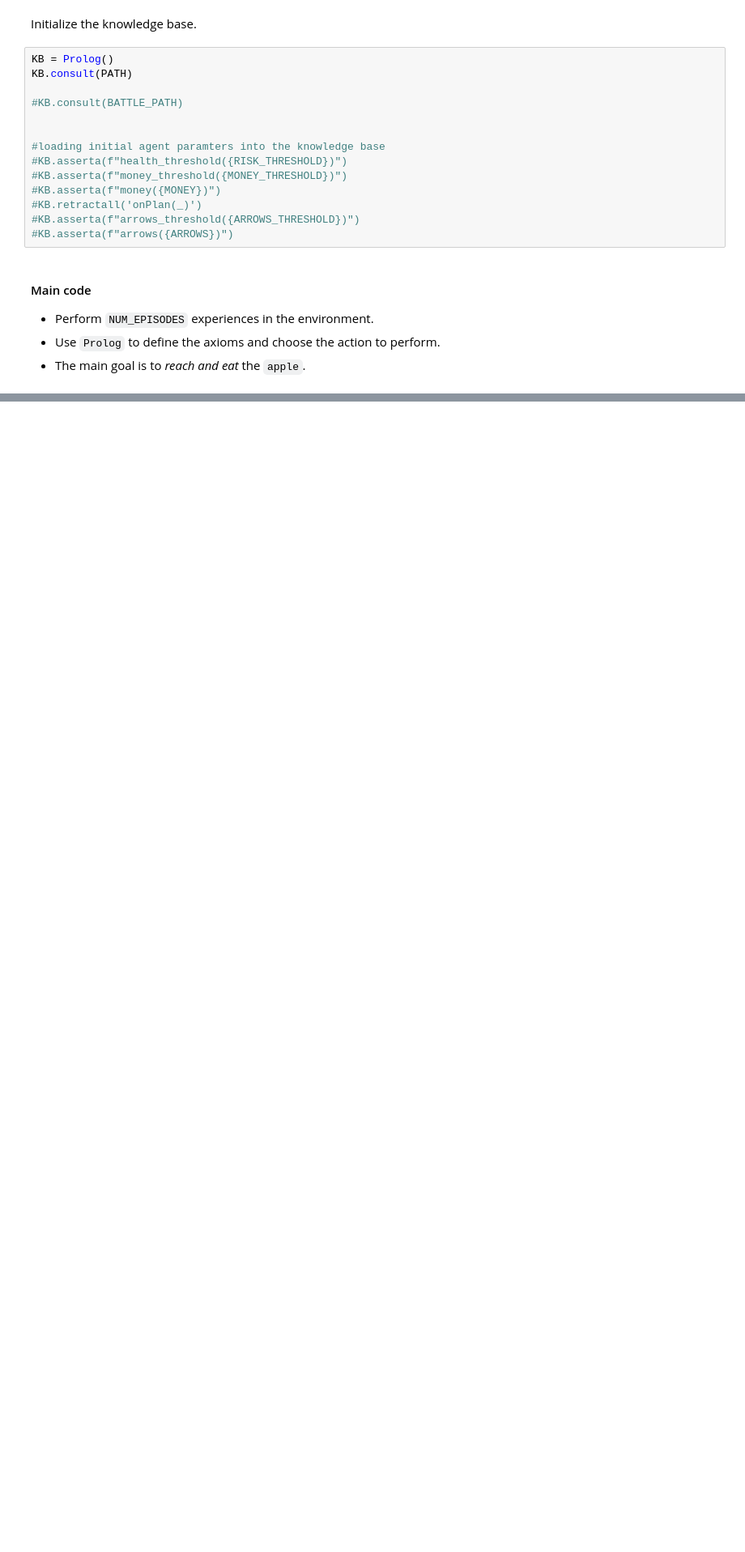
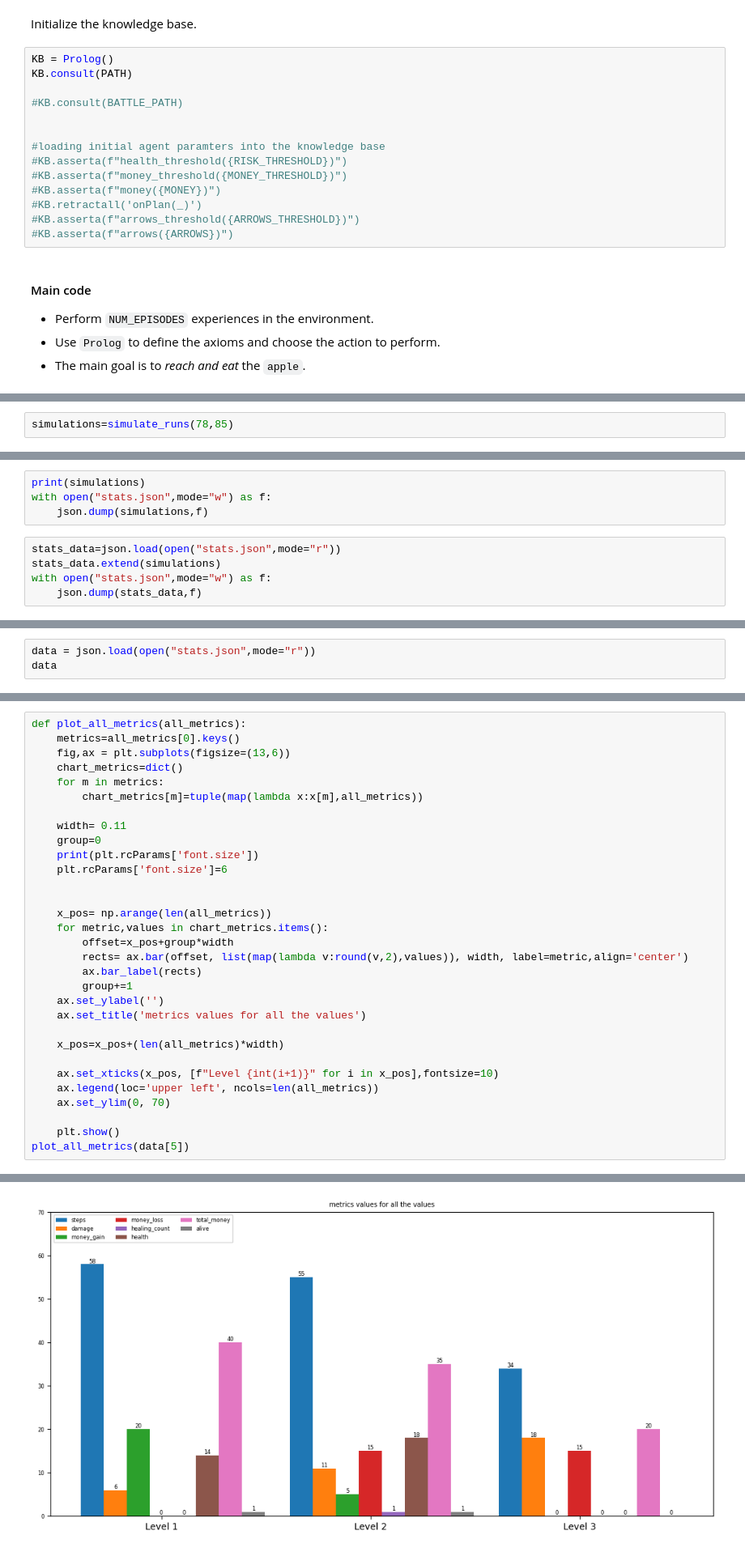
Before and after one commit to ff-falco/AIFPROJ2023, a Jupyter notebook: SHOPHANDLER/project.ipynb, the cells around one changed output, grey strips where cells are left out. Shown at 81% size. Drawn from its saved outputs; the diff is of its cells as text; blank space fills up the shorter version.

Commit message:
added misurations for metrics

```diff
--- a/SHOPHANDLER/project.ipynb
+++ b/SHOPHANDLER/project.ipynb
@@ -456,0 +320,2 @@ Warning: NetHack asked for env variable SPCODER_MAX_RUNTIME
+# %%
+simulations=simulate_runs(78,85)
@@ -457,3 +347,12 @@ Warning: NetHack asked for env variable SPCODER_MAX_RUNTIME
+# %%
+print(simulations)
+with open("stats.json",mode="w") as f:
+    json.dump(simulations,f)
+# %%
+stats_data=json.load(open("stats.json",mode="r"))
+stats_data.extend(simulations)
+with open("stats.json",mode="w") as f:
+    json.dump(stats_data,f)
 # %%
 
 
@@ -486,0 +424,3 @@ vacuum_experiment(des_file,map_type,50,starting_health=3,starting_items=[], debu
+# %%
+data = json.load(open("stats.json",mode="r"))
+data
@@ -486,0 +464,32 @@ vacuum_experiment(des_file,map_type,50,starting_health=3,starting_items=[], debu
+# %%
+def plot_all_metrics(all_metrics):
+    metrics=all_metrics[0].keys()
+    fig,ax = plt.subplots(figsize=(13,6))
+    chart_metrics=dict()
+    for m in metrics:
+        chart_metrics[m]=tuple(map(lambda x:x[m],all_metrics))
+
+    width= 0.11
+    group=0
+    print(plt.rcParams['font.size'])
+    plt.rcParams['font.size']=6
+
+
+    x_pos= np.arange(len(all_metrics))
+    for metric,values in chart_metrics.items():
+        offset=x_pos+group*width
+        rects= ax.bar(offset, list(map(lambda v:round(v,2),values)), width, label=metric,align='center')
+        ax.bar_label(rects)
+        group+=1
+    ax.set_ylabel('')
+    ax.set_title('metrics values for all the values')
+
+    x_pos=x_pos+(len(all_metrics)*width)
+
+    ax.set_xticks(x_pos, [f"Level {int(i+1)}" for i in x_pos],fontsize=10)
+    ax.legend(loc='upper left', ncols=len(all_metrics))
+    ax.set_ylim(0, 70)
+
+    plt.show()
+plot_all_metrics(data[5])
+# %% [output]
@@ -487 +497,2 @@ vacuum_experiment(des_file,map_type,50,starting_health=3,starting_items=[], debu
+[figure, added]
 # %%
```
Also changed, not shown: parts of 12 cells of this notebook, 3 other files.
